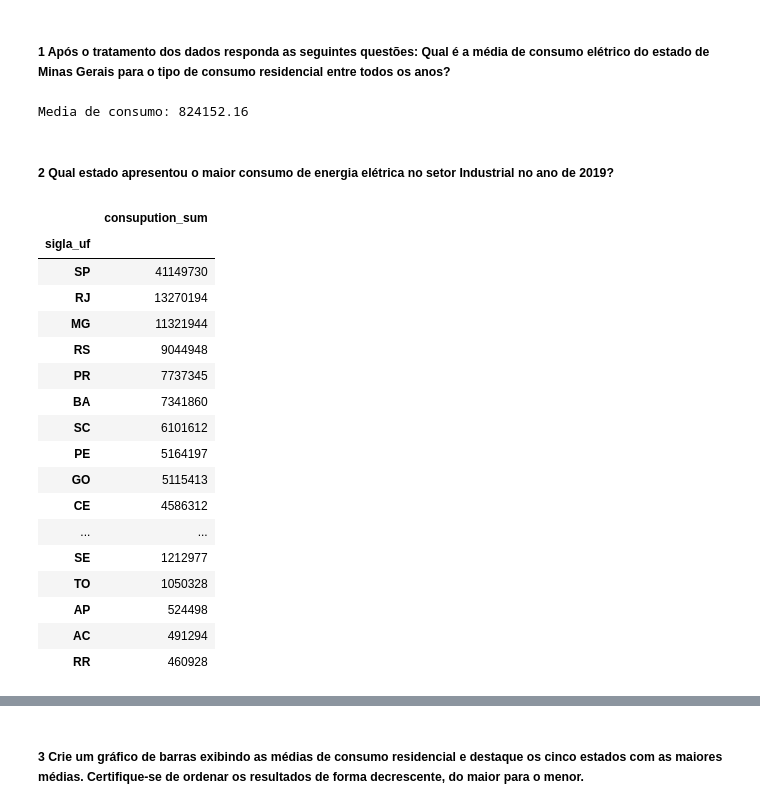
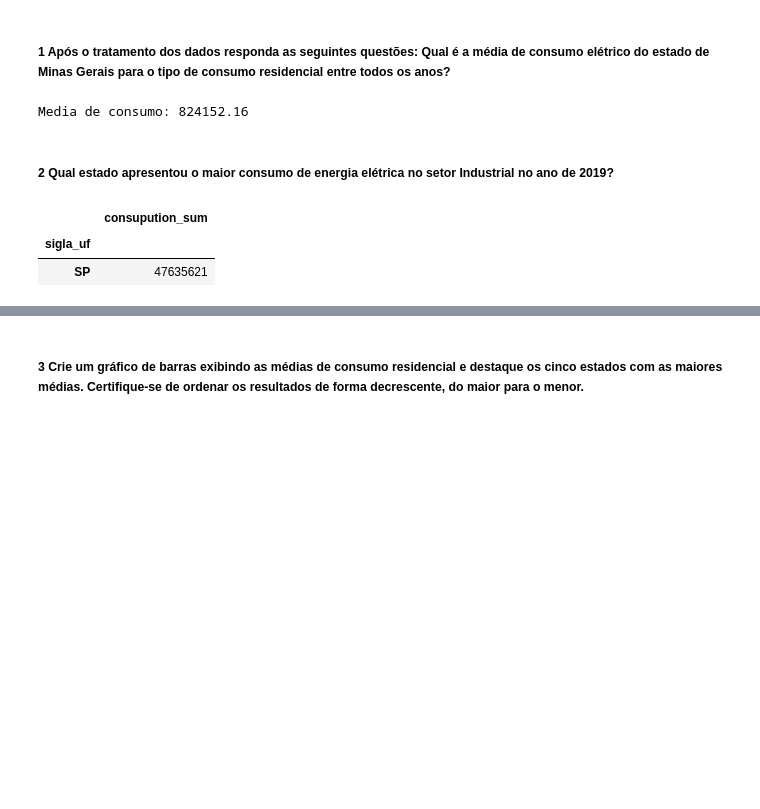
Before and after one commit to pbelfort/trabalho_ciencia_de_dados, a Jupyter notebook: notebook/tp.ipynb, the cells around one changed output, grey strips where cells are left out. Cells and saved outputs as stored; diff of their text form; code cells hidden in the pictures; blank space fills up the shorter version.

```diff
--- a/notebook/tp.ipynb
+++ b/notebook/tp.ipynb
@@ -89,52 +81,25 @@ Colunas com dados ausentes: Index(['numero_consumidores'], dtype='object')
 # Perguntas
 # %% [markdown]
 ##### 1 Após o tratamento dos dados responda as seguintes questões: Qual é a média de consumo elétrico do estado de Minas Gerais para o tipo de consumo residencial entre todos os anos?
-# %%
-processed_dataset = pd.read_csv('../data/processed/dados_tratados.csv',sep=';', encoding='latin1')
-
-processed_dataset.tail()
-
-filter = (processed_dataset['sigla_uf'] == 'MG') & (processed_dataset['tipo_consumo'] == 'Residencial')
-
-data = processed_dataset[filter]
-
-consupution_media = data['consumo'].mean()
-
-print(f"Media de consumo: {consupution_media:.2f}")
-# %% [output]
-Media de consumo: 824152.16
+# %%
+consuption_media(processed_dataset)
+# %% [output]
+Media de consumo: 824152.16
 # %% [markdown]
 ##### 2 Qual estado apresentou o maior consumo de energia elétrica no setor Industrial no ano de 2019?
 # %%
-filter = (processed_dataset['ano'] == 2019) & (processed_dataset['tipo_consumo'] == 'Residencial')
-
+filter = (processed_dataset['ano'] == 2019) & (processed_dataset['tipo_consumo'] == 'Industrial')
 data = processed_dataset[filter]
-
 data.groupby('sigla_uf').agg(
-    consupution_sum = ('consumo',sum)
-    ).sort_values(
-        by = 'consupution_sum',
-        ascending=False
-        )
+        consupution_sum = ('consumo',sum)
+        ).sort_values(
+            by = 'consupution_sum',
+            ascending=False
+            ).head(1)
 # %% [output]
 |  | consupution_sum |
 | sigla_uf |  |
-| SP | 41149730 |
-| RJ | 13270194 |
-| MG | 11321944 |
-| RS | 9044948 |
-| PR | 7737345 |
-| BA | 7341860 |
-| SC | 6101612 |
-| PE | 5164197 |
-| GO | 5115413 |
-| CE | 4586312 |
-| ... | ... |
-| SE | 1212977 |
-| TO | 1050328 |
-| AP | 524498 |
-| AC | 491294 |
-| RR | 460928 |
+| SP | 47635621 |
 # %%
 plt.figure(figsize=(23,8))
 sns.barplot(
```
Also changed, not shown: parts of 12 cells of this notebook, 3 other files.
